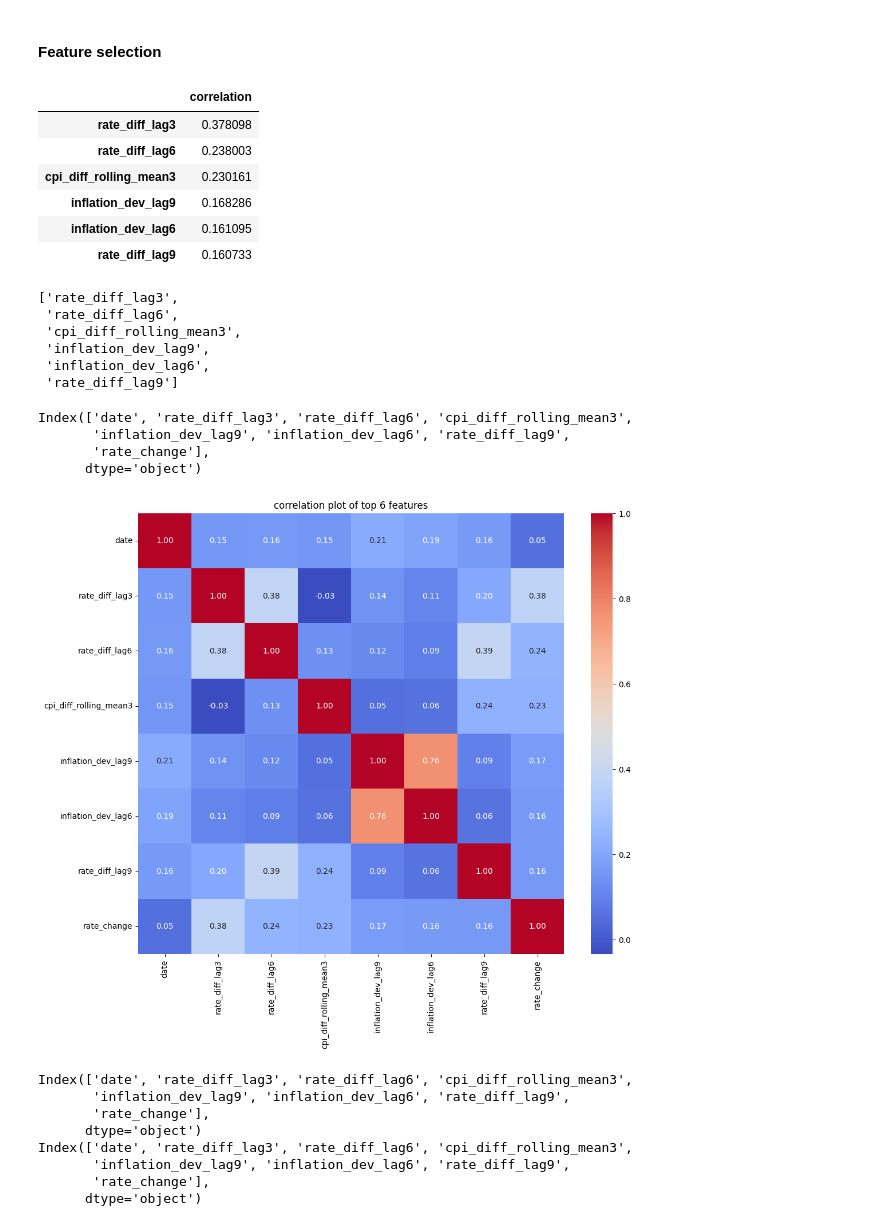
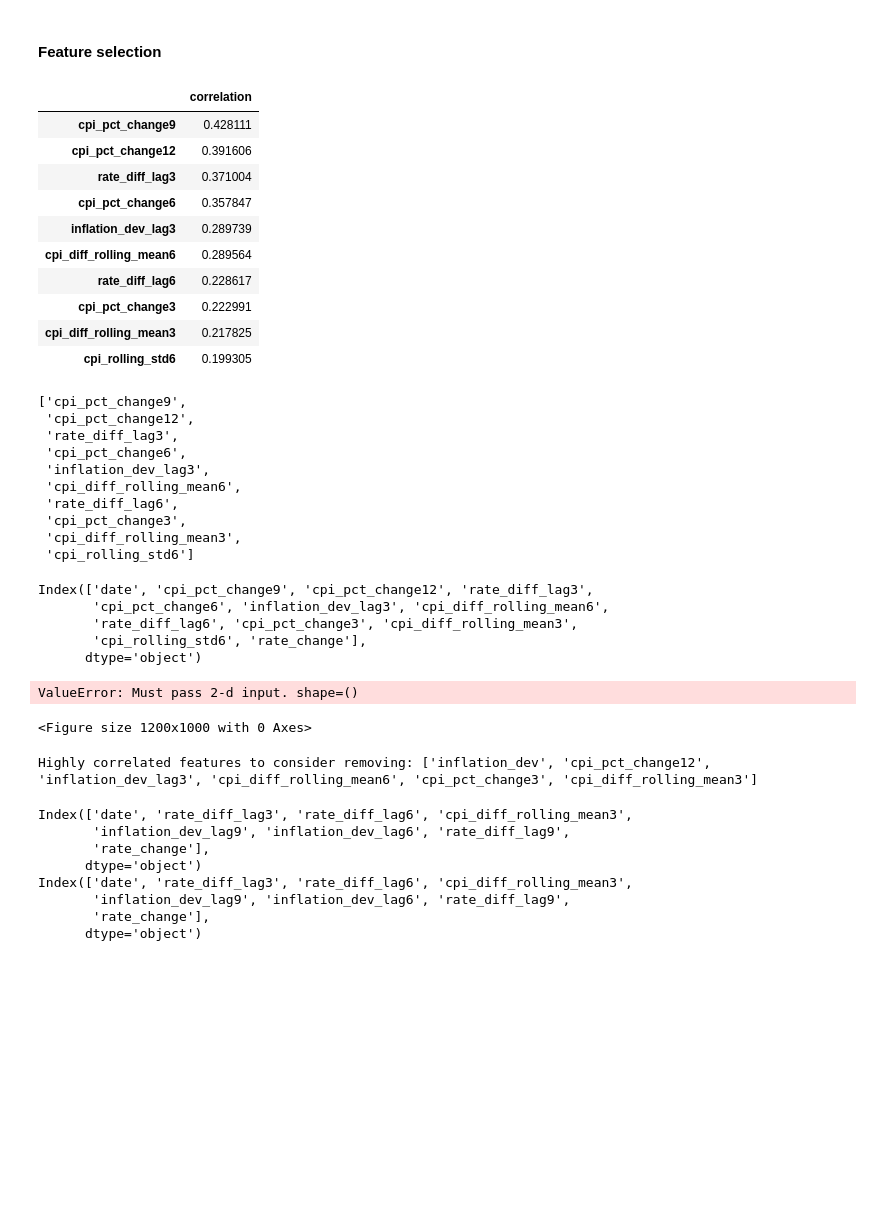
Before and after one commit to FleaBusyBeeBergs/dtsa5506-pipeline, a Jupyter notebook: dtsa5506_final_project.ipynb, the cells around one changed output. Drawn from its saved outputs; the diff is of its cells as text; code cells hidden in the pictures; blank space fills up the shorter version.

```diff
--- a/dtsa5506_final_project.ipynb
+++ b/dtsa5506_final_project.ipynb
@@ -948,4 +948,7 @@ plt.show()
 ## Machine learning models
 # %% [markdown]
 ### Feature engineering
+# %%
+ml_df = data.copy()
+ml_df = ml_df.reset_index()
 # %%
@@ -961,6 +963,3 @@ data_scaled.head()
-# %%
-ml_df = data_scaled.copy()
-ml_df = ml_df.reset_index()
 # %% [markdown]
 #### Target feature
 # %%
@@ -1092,15 +1091,15 @@ features = [
             'cpi_ema3',
             'cpi_ema6',
             'cpi_ema9',
-            #'cpi_pct_change3',
-            #'cpi_pct_change6', #multicollinearity
-            #'cpi_pct_change9', #multicollineatity
+            'cpi_pct_change3',
+            'cpi_pct_change6', #multicollinearity
+            'cpi_pct_change9', #multicollineatity
             'cpi_pct_change12',
             'cpi_rolling_std3',
-            #'cpi_rolling_std6',
+            'cpi_rolling_std6',
             'cpi_diff_rolling_mean3',
-            #'cpi_diff_rolling_mean6', #multicollinearity
-            'inflation_dev',
+            'cpi_diff_rolling_mean6', #multicollinearity
+            #'inflation_dev',
             'inflation_dev_lag3',
             'inflation_dev_lag6',
             'inflation_dev_lag9',
@@ -1123,29 +1122,37 @@ for feature in features:
 # %%
 correlations = {feature: pointbiserialr(ml_df[feature],
                                         ml_df['rate_change'])[0] for feature in features}
 corr_df = pd.DataFrame.from_dict(correlations,
                                  orient = 'index',
                                  columns = ['correlation'])
 corr_df = corr_df.abs().sort_values(by = 'correlation',
                                     ascending = False)
 
-corr_df.head(6)
+corr_df.head(10)
 # %% [output]
 |  | correlation |
-| rate_diff_lag3 | 0.378098 |
-| rate_diff_lag6 | 0.238003 |
-| cpi_diff_rolling_mean3 | 0.230161 |
-| inflation_dev_lag9 | 0.168286 |
-| inflation_dev_lag6 | 0.161095 |
-| rate_diff_lag9 | 0.160733 |
+| cpi_pct_change9 | 0.428111 |
+| cpi_pct_change12 | 0.391606 |
+| rate_diff_lag3 | 0.371004 |
+| cpi_pct_change6 | 0.357847 |
+| inflation_dev_lag3 | 0.289739 |
+| cpi_diff_rolling_mean6 | 0.289564 |
+| rate_diff_lag6 | 0.228617 |
+| cpi_pct_change3 | 0.222991 |
+| cpi_diff_rolling_mean3 | 0.217825 |
+| cpi_rolling_std6 | 0.199305 |
 # %%
-top_6_features = corr_df.head(6).index.tolist()
-top_6_features
+top_10_features = corr_df.head(10).index.tolist()
+top_10_features
 # %% [output]
-['rate_diff_lag3',
+['cpi_pct_change9',
+ 'cpi_pct_change12',
+ 'rate_diff_lag3',
+ 'cpi_pct_change6',
+ 'inflation_dev_lag3',
+ 'cpi_diff_rolling_mean6',
  'rate_diff_lag6',
+ 'cpi_pct_change3',
  'cpi_diff_rolling_mean3',
- 'inflation_dev_lag9',
- 'inflation_dev_lag6',
- 'rate_diff_lag9']
+ 'cpi_rolling_std6']
 # %%
@@ -1153,13 +1160,14 @@ ml_df_6 = ml_df[['date'] + top_6_features + ['rate_change']]
 # %%
-ml_df_6.columns
+ml_df_10.columns
 # %% [output]
-Index(['date', 'rate_diff_lag3', 'rate_diff_lag6', 'cpi_diff_rolling_mean3',
-       'inflation_dev_lag9', 'inflation_dev_lag6', 'rate_diff_lag9',
-       'rate_change'],
+Index(['date', 'cpi_pct_change9', 'cpi_pct_change12', 'rate_diff_lag3',
+       'cpi_pct_change6', 'inflation_dev_lag3', 'cpi_diff_rolling_mean6',
+       'rate_diff_lag6', 'cpi_pct_change3', 'cpi_diff_rolling_mean3',
+       'cpi_rolling_std6', 'rate_change'],
       dtype='object')
 # %%
 # cross correlation
-corr_matrix = ml_df_6.corr()
+corr_matrix = ml_df[top_10_features].corr().abs
 
 # plot
 plt.figure(figsize = (12, 10))
@@ -1167,10 +1175,19 @@ sns.heatmap(corr_matrix,
             annot = True,
             cmap = 'coolwarm',
             fmt = '.2f')
-plt.title('correlation plot of top 6 features')
+plt.title('correlation plot of top 10 features')
 plt.show()
 # %% [output]
-[figure, removed]
+ValueError: Must pass 2-d input. shape=()
+<Figure size 1200x1000 with 0 Axes>
+# %%
+# Identify highly correlated features (threshold = 0.8)
+upper_tri = corr_matrix.where(np.triu(np.ones(corr_matrix.shape), k=1).astype(bool))
+high_corr_features = [column for column in upper_tri.columns if any(upper_tri[column] > 0.8)]
+
+print("Highly correlated features to consider removing:", high_corr_features)
+# %% [output]
+Highly correlated features to consider removing: ['inflation_dev', 'cpi_pct_change12', 'inflation_dev_lag3', 'cpi_diff_rolling_mean6', 'cpi_pct_change3', 'cpi_diff_rolling_mean3']
 # %%
 # split data
 train_ml = ml_df_6[(ml_df_6['date'] >= '2002-01-01') & (ml_df_6['date'] <= '2023-12-01')]
```
Also changed, not shown: parts of 2 cells of this notebook.
